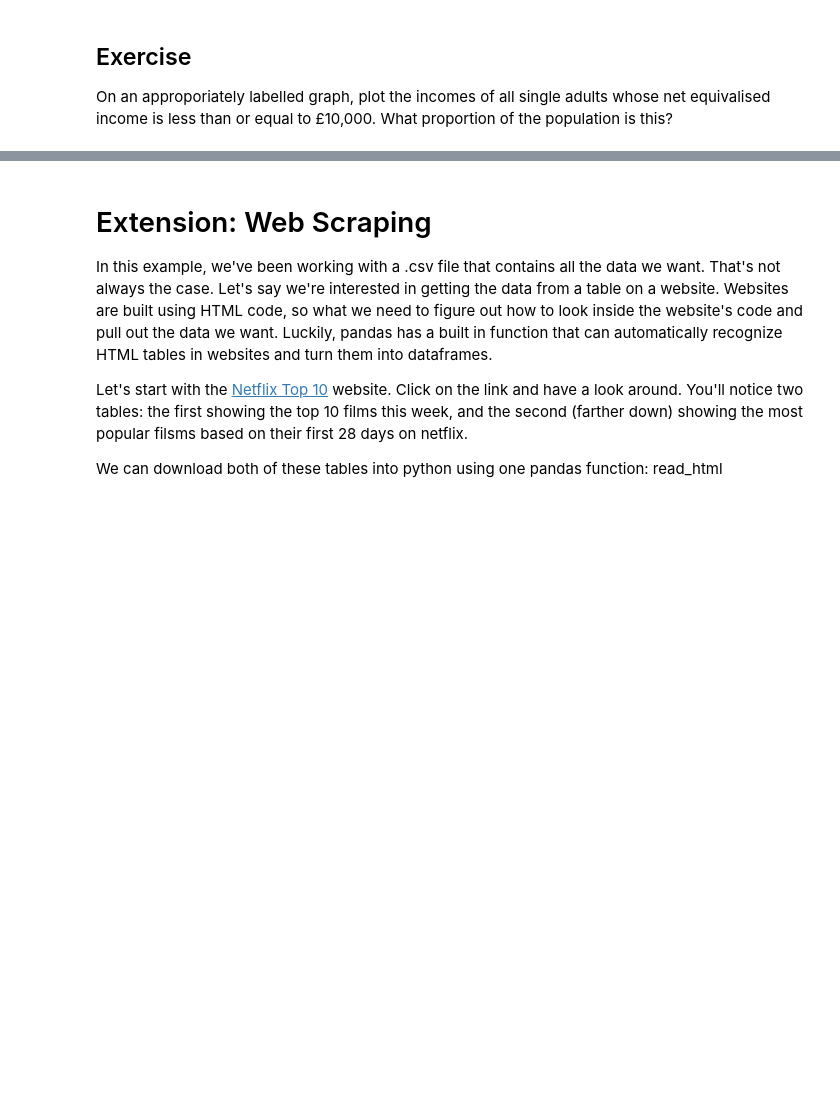
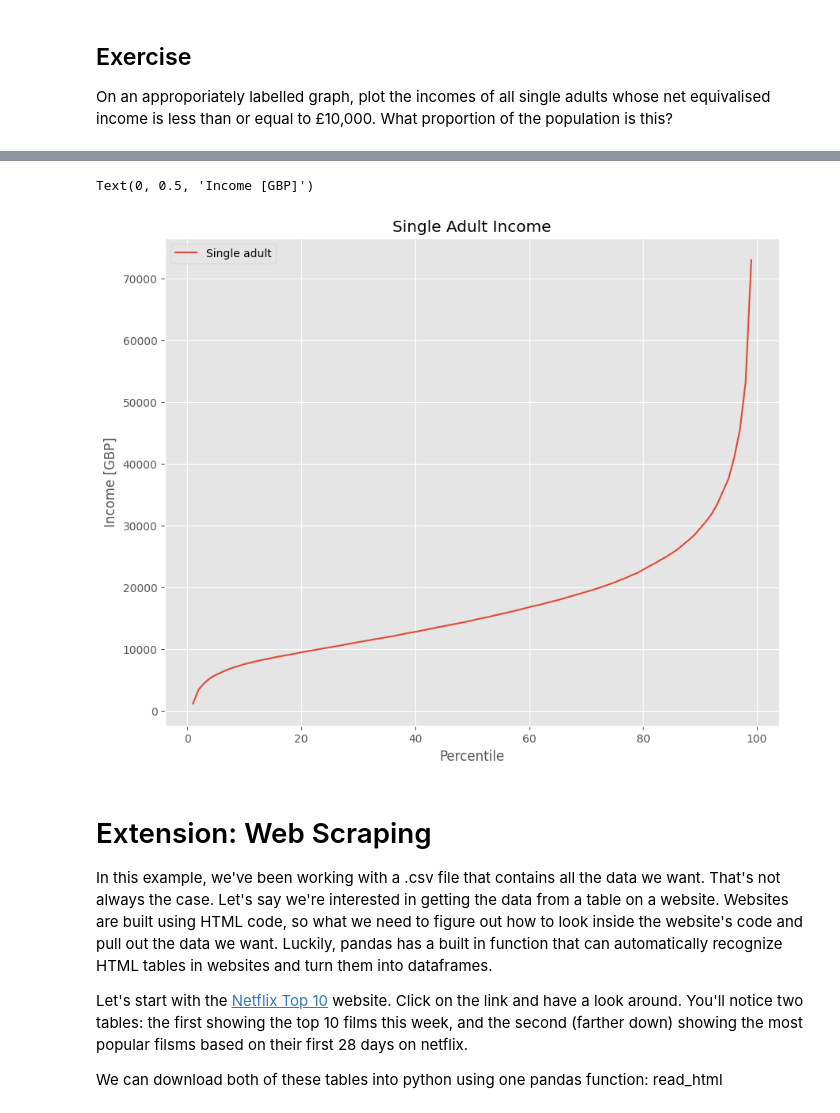
Before and after one commit to louisaliu173-glitch/QM2, a Jupyter notebook: notebooks/W02. Pandas.ipynb, the cells around one changed output, grey strips where cells are left out. Saved outputs shown, nothing was run; the diff lists cells and outputs as text; code cells hidden in the pictures; blank space fills up the shorter version.

```diff
--- a/notebooks/W02. Pandas.ipynb
+++ b/notebooks/W02. Pandas.ipynb
@@ -345,3 +425,8 @@ We won't dwell on comparative operative, here we've used ">" to mean "is greater
 # %% [markdown]
 ## Exercise
 On an approporiately labelled graph, plot the incomes of all single adults whose net equivalised income is less than or equal to £10,000. What proportion of the population is this?
+# %%
+clean = income[['Single adult']]
+clean = clean.replace(',', '', regex=True)
+clean = clean.replace('-', 'NaN', regex=True).astype('float')
+clean[clean['Single adult']<=10000]
@@ -348,3 +470,12 @@ On an approporiately labelled graph, plot the incomes of all single adults whose
+# %%
+clean[clean['Single adult']<=10000]
+clean.plot()
+plt.title('Single Adult Income')
+plt.xlabel('Percentile')
+plt.ylabel('Income [GBP]')
+# %% [output]
+Text(0, 0.5, 'Income [GBP]')
+[figure, added]
 # %% [markdown]
 # Extension: Web Scraping
 
```
Also changed, not shown: parts of 27 cells of this notebook.
